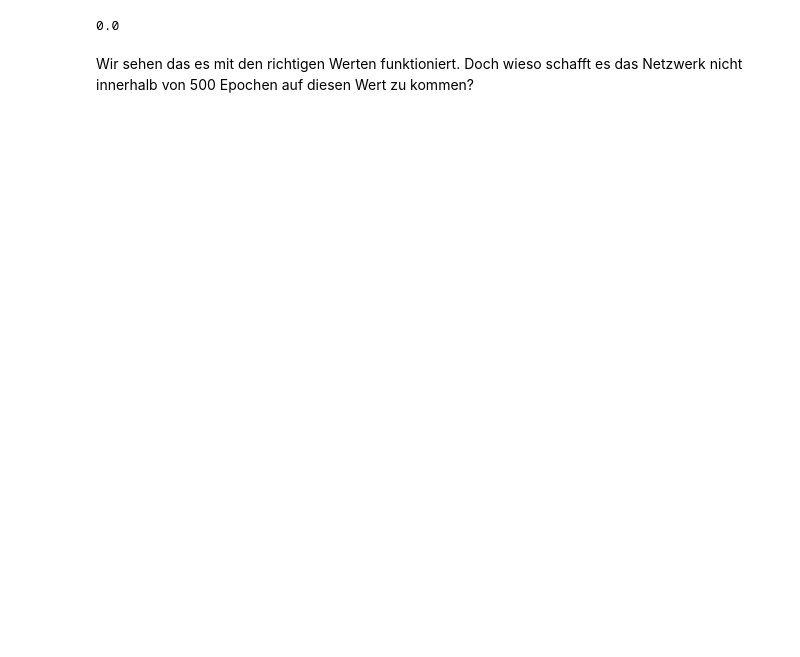
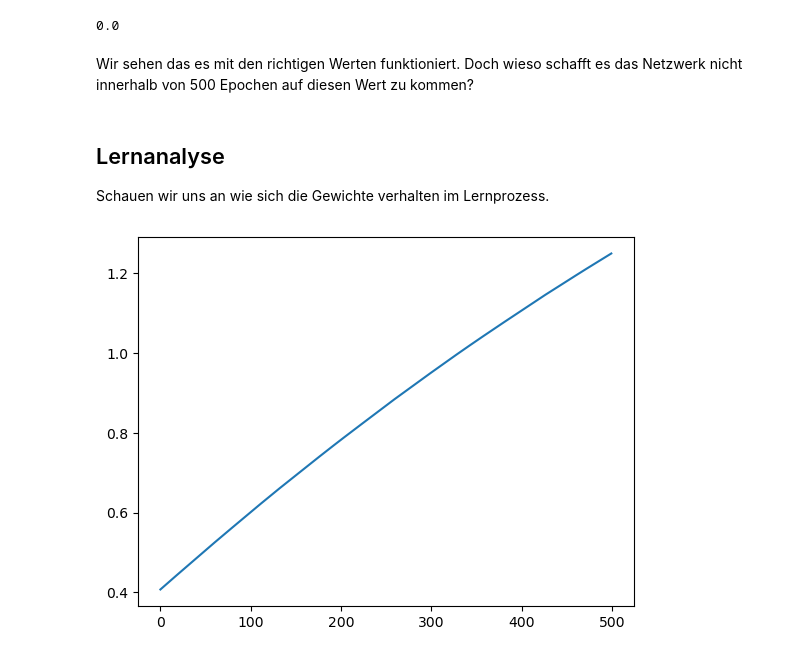
Before and after one commit to RichardSchulz52/ml-learn, a Jupyter notebook: Linear_functions_with_NN.ipynb, the cells around one changed output. Cells and saved outputs as stored; diff of their text form; code cells hidden in the pictures; blank space fills up the shorter version.

```diff
--- a/Linear_functions_with_NN.ipynb
+++ b/Linear_functions_with_NN.ipynb
@@ -96,3 +99,36 @@ model.evaluate(x=x_list, y=y_list)
 0.0
 # %% [markdown]
 Wir sehen das es mit den richtigen Werten funktioniert. Doch wieso schafft es das Netzwerk nicht innerhalb von 500 Epochen auf diesen Wert zu kommen?
+# %% [markdown]
+## Lernanalyse
+
+Schauen wir uns an wie sich die Gewichte verhalten im Lernprozess.
+# %%
+model = tf.keras.Sequential()
+model.add(Dense(units=1, input_dim=1, activation='relu'))
+
+model.compile(optimizer='adam', loss='mean_squared_error')
+
+epochs_list = [*range(500)]
+weight_list = []
+const_list = []
+
+for i in epochs_list:
+    model.fit(x=x_list, y=y_list, epochs=1, verbose=0)
+    weight_list.append(model.get_weights()[0][0][0])
+    const_list.append(model.get_weights()[1][0])
+
+
+model.evaluate(x=x_list, y=y_list)
+# %%
+import matplotlib
+%matplotlib inline
+#matplotlib.use("Agg")
+import matplotlib.pyplot as plt
+
+
+#len(epochs_list)
+plt.plot(epochs_list, weight_list)
+plt.show()
+# %% [output]
+[figure, added]
```
Also changed, not shown: parts of 8 cells of this notebook.
